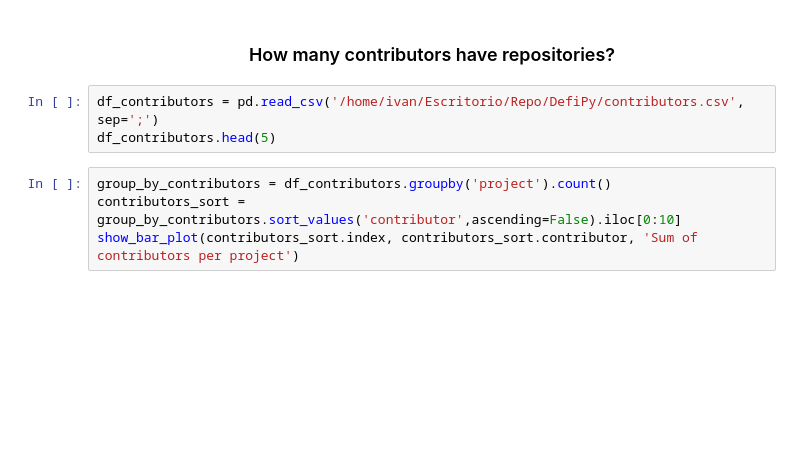
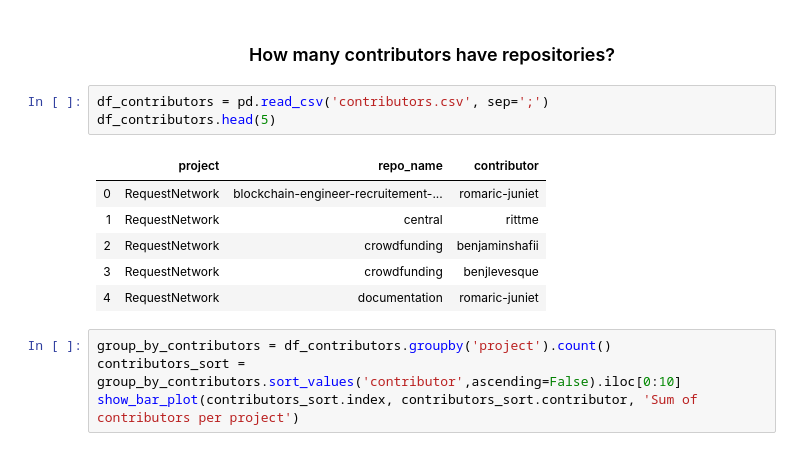
Before and after one commit to ialberquilla/defi-repo-analisys, a Jupyter notebook: [EN] Defi-repos-analisys.ipynb, the cells around one changed output. Drawn from its saved outputs; the diff is of its cells as text; blank space fills up the shorter version.

```diff
--- a/[EN] Defi-repos-analisys.ipynb
+++ b/[EN] Defi-repos-analisys.ipynb
@@ -112,8 +185,15 @@ show_bar_plot(subscribers.index, subscribers.subscribers_count, 'Number of subsc
 # %% [markdown]
 <h3 align="center">How many contributors have repositories?</h3>
 # %%
-df_contributors = pd.read_csv('/home/ivan/Escritorio/Repo/DefiPy/contributors.csv', sep=';')
+df_contributors = pd.read_csv('contributors.csv', sep=';')
 df_contributors.head(5)
+# %% [output]
+|  | project | repo_name | contributor |
+| 0 | RequestNetwork | blockchain-engineer-recruitement-... | romaric-juniet |
+| 1 | RequestNetwork | central | rittme |
+| 2 | RequestNetwork | crowdfunding | benjaminshafii |
+| 3 | RequestNetwork | crowdfunding | benjlevesque |
+| 4 | RequestNetwork | documentation | romaric-juniet |
 # %%
 group_by_contributors = df_contributors.groupby('project').count()
 contributors_sort = group_by_contributors.sort_values('contributor',ascending=False).iloc[0:10]
```
Also changed, not shown: parts of 12 cells of this notebook, 1 other file.
